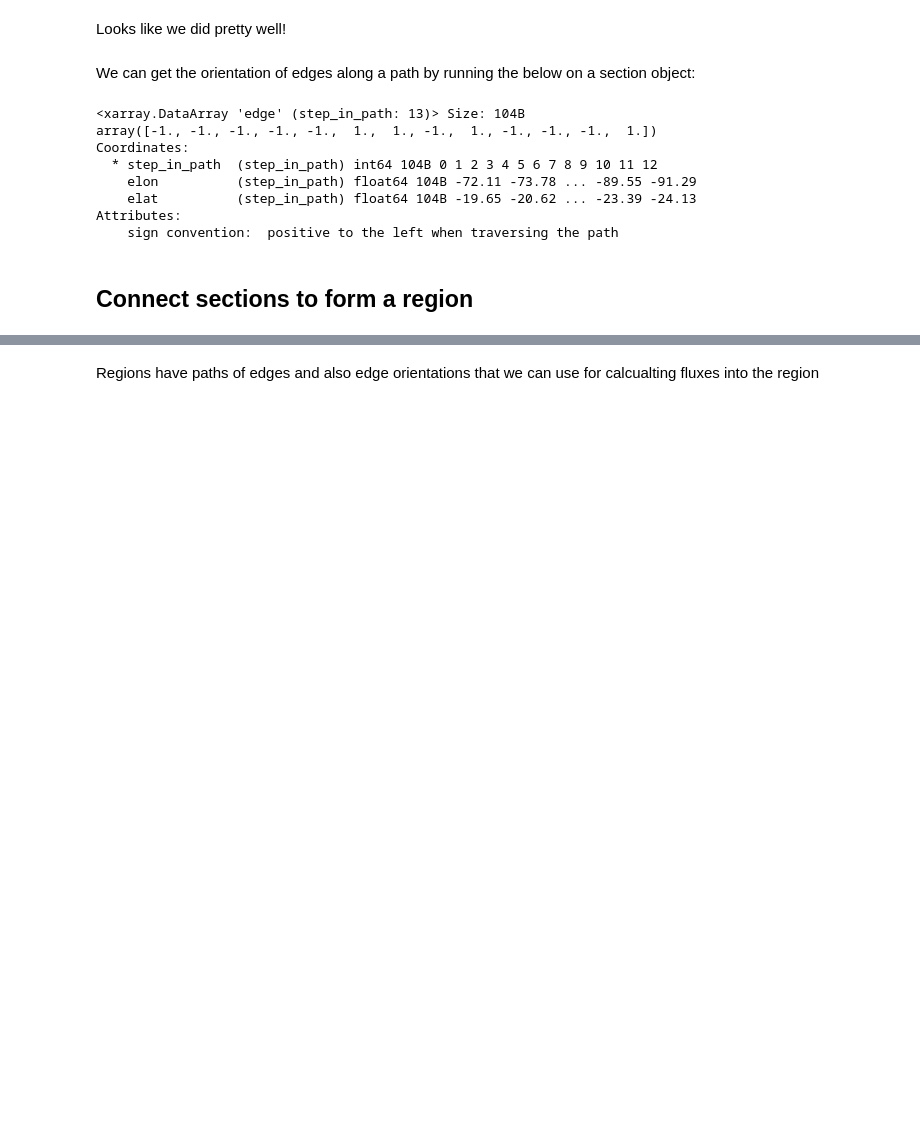
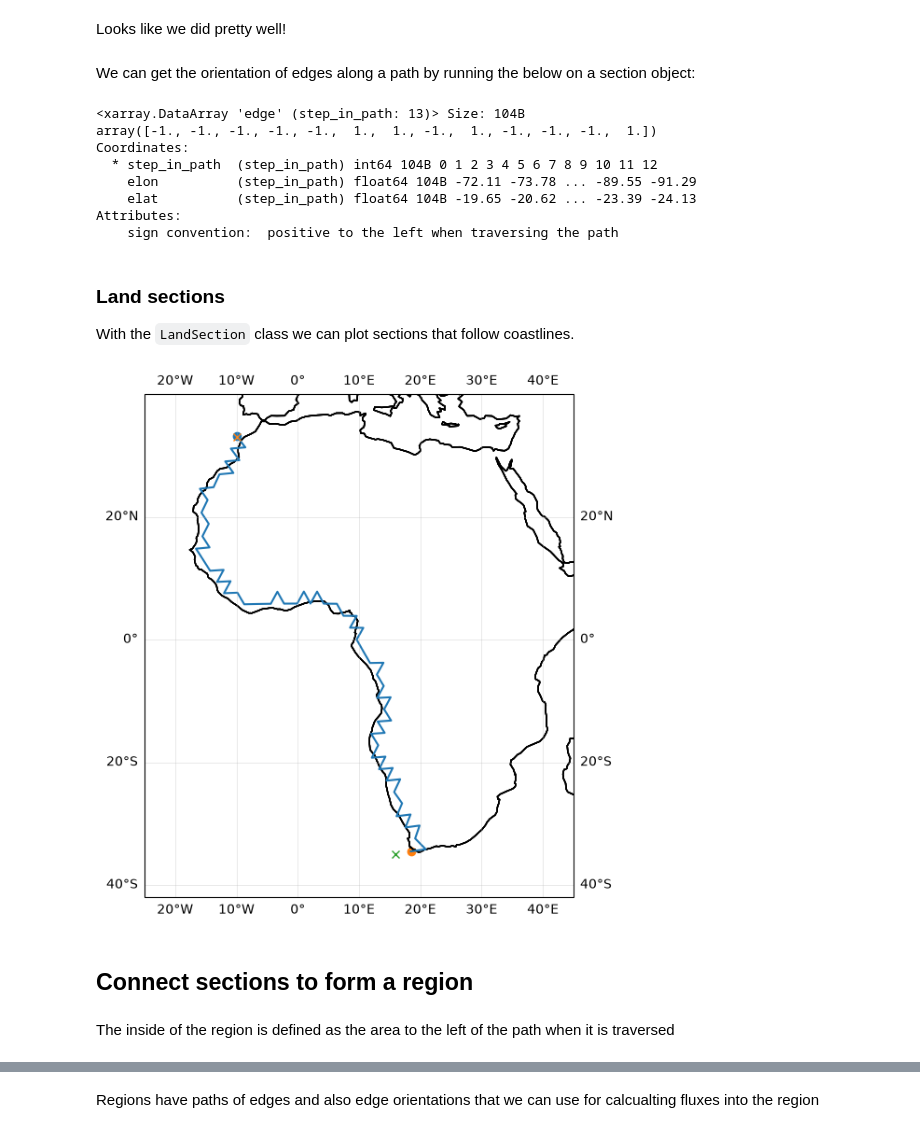
Before and after one commit to fraserwg/iconspy, a Jupyter notebook: quickstart.ipynb, the cells around one changed output, grey strips where cells are left out. Drawn from its saved outputs; the diff is of its cells as text; code cells hidden in the pictures; blank space fills up the shorter version.

```diff
--- a/quickstart.ipynb
+++ b/quickstart.ipynb
@@ -250,9 +253,48 @@ Coordinates:
     elat          (step_in_path) float64 104B -19.65 -20.62 ... -23.39 -24.13
 Attributes:
     sign convention:  positive to the left when traversing the path
+# %% [markdown]
+### Land sections
+With the `LandSection` class we can plot sections that follow coastlines.
+# %%
+# Example: create a land section between points off northern and southern Africa
+target_n_africa = ispy.TargetStation(
+    "Off North Africa", lon=-10.0, lat=33.0, boundary=True
+)
+target_s_africa = ispy.TargetStation(
+    "Off South Africa", lon=16.0, lat=-35.0, boundary=True
+)
+
+model_n_africa = target_n_africa.to_model_station(ds_IsD)
+model_s_africa = target_s_africa.to_model_station(ds_IsD)
+
+africa_land_section = ispy.LandSection(
+    "Africa Land Section",
+    model_n_africa,
+    model_s_africa,
+    ds_IsD,
+)
+
+# Plot the figures
+fig, ax = plt.subplots(figsize=(9, 7), subplot_kw={"projection": ccrs.PlateCarree()})
+
+africa_land_section.plot(ax=ax, gridlines=False)
+model_n_africa.plot(ax=ax, gridlines=False)
+model_s_africa.plot(ax=ax, gridlines=False)
+target_n_africa.plot(ax=ax, gridlines=False)
+target_s_africa.plot(ax=ax, gridlines=False)
+
+ax.set_extent([-25, 45, -42, 40], crs=ccrs.PlateCarree())
+ax.coastlines(resolution="110m", linewidth=0.8)
+ax.gridlines(draw_labels=True, linewidth=0.4, alpha=0.5)
+plt.show()
+# %% [output]
+[figure, added]
 # %% [markdown]
 ## Connect sections to form a region
 # %%
 example_region = ispy.Region("Offshore of the Amazon", [southern_edge_great_circle, southern_edge_shortest], ds_IsD)
+# %% [markdown]
+The inside of the region is defined as the area to the left of the path when it is traversed
 # %%
 fig, ax = setup_plot_area_quickstart(ds_IsD)
```
Also changed, not shown: parts of 11 cells of this notebook, 41 other files.
